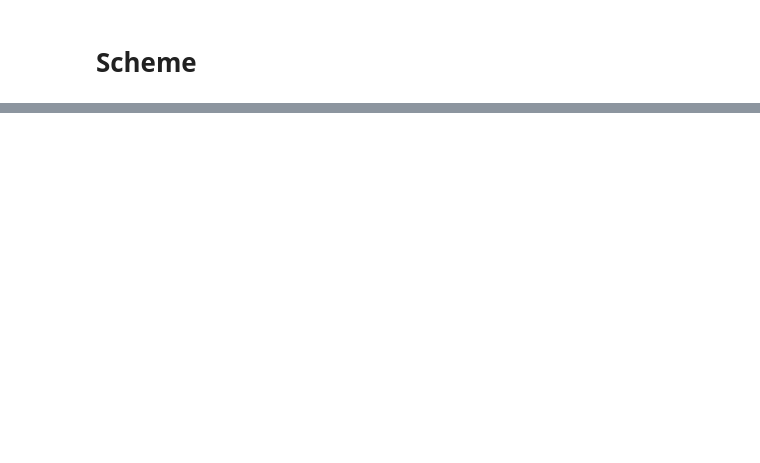
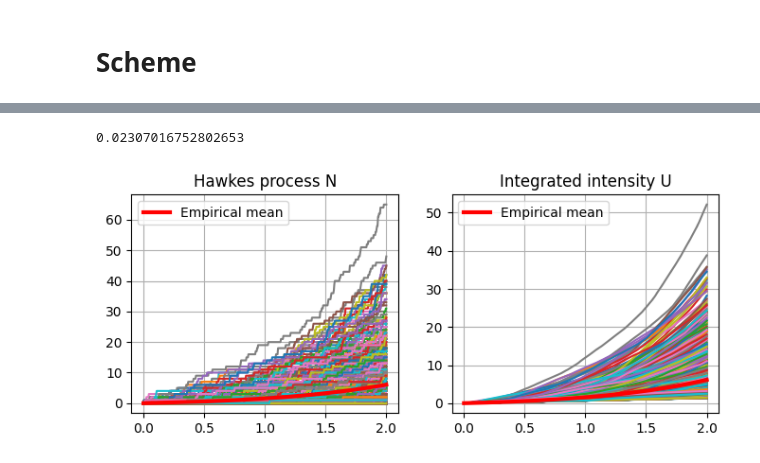
Before and after one commit to MrG1raffe/simulation, a Jupyter notebook: notebooks/VolterraHawkesScheme.ipynb, the cells around one changed output, grey strips where cells are left out. Drawn from its saved outputs; the diff is of its cells as text; code cells hidden in the pictures; blank space fills up the shorter version.

```diff
--- a/notebooks/VolterraHawkesScheme.ipynb
+++ b/notebooks/VolterraHawkesScheme.ipynb
@@ -334,0 +272,8 @@ plt.show()
+# %%
+def mittag_leffler(t, alpha, beta, N=25):
+    ii = np.arange(N).reshape((1,) * len(t.shape) + (-1,))
+    return np.sum(t.reshape(t.shape + (1,))**ii / gamma(ii * alpha + beta), axis=-1)
+
+def R(t, H=H):
+    alpha = H + 0.5
+    return -t**(alpha - 1) * mittag_leffler(t**alpha, alpha=alpha, beta=alpha)
@@ -334,0 +310,34 @@ plt.show()
+# %%
+g0 = g0_const
+g0_bar = g0_bar_const
+K = K_fract
+K_bar = K_bar_fract
+
+R_mat = np.tril(R(t_grid[:, None] - t_grid[None, :]), k=-1)
+
+expected_U = g0_bar(t_grid) - R_mat @ g0_bar(t_grid) * (t_grid[1] - t_grid[0])
+
+n_show = 1000
+n_paths = 10000
+
+rng = np.random.default_rng(seed=42)
+dN, N, dU, U = simulate_hawkes(K_bar, g0_bar, t_grid, n_paths, rng=rng)
+
+fig, ax = plt.subplots(1, 2, figsize=(8, 3))
+
+ax[0].plot(t_grid, N[:, 0:n_show])
+ax[0].plot(t_grid, N.mean(axis=1), "r", lw=3, label="Empirical mean")
+ax[0].set_title('Hawkes process N')
+ax[0].legend()
+ax[0].grid("on")
+
+ax[1].plot(t_grid, U[:,0:n_show])
+ax[1].plot(t_grid, U.mean(axis=1), "r", lw=3, label="Empirical mean")
+ax[1].set_title('Integrated intensity U')
+ax[1].legend()
+ax[1].grid("on")
+
+plt.show()
+# %% [output]
+0.02307016752802653
+[figure, added]
```
Also changed, not shown: parts of 16 cells of this notebook, 1 other file.
